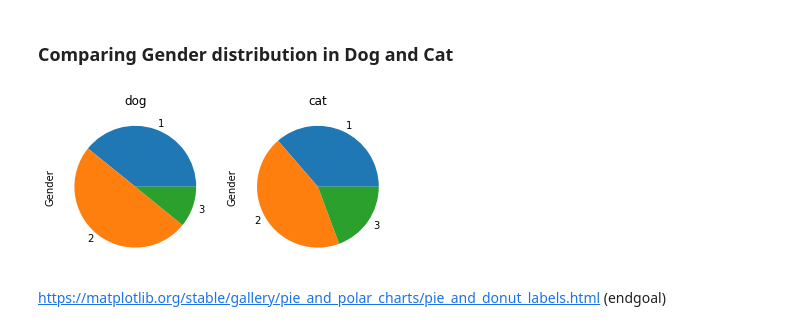
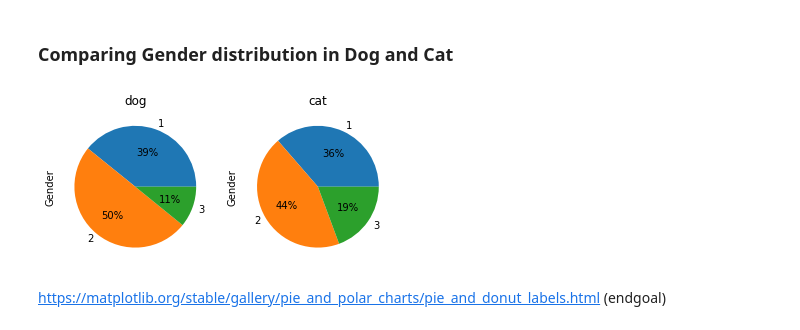
Before and after one commit to naufaldi-fir/adoption-prediction-project, a Jupyter notebook: Exploration on Age, Gender, Maturity Size, Furlength and Quantity.ipynb, the cells around one changed output. Cells and saved outputs as stored; diff of their text form; code cells hidden in the pictures.

Commit message:
work on pie chart distribution gender
add figsize, xlabel and fontsize from the title

```diff
--- a/Exploration on Age, Gender, Maturity Size, Furlength and Quantity.ipynb
+++ b/Exploration on Age, Gender, Maturity Size, Furlength and Quantity.ipynb
@@ -143,20 +147,20 @@ cat = df[df.Type == "Cat"]
 # %%
 #visualizing gender
 plt.subplot(1,2,1)
 dog_pie = dog.groupby("Gender")["Gender"].count()
-dog_pie.plot.pie()
+dog_pie.plot.pie(autopct = lambda p: "{:.0f}%".format(p))
 #plt.pie(dog_pie)
 plt.title("dog")
 
 plt.subplot(1,2,2)
 cat_pie = cat.groupby("Gender")["Gender"].count()
-cat_pie.plot.pie()
+cat_pie.plot.pie(autopct = lambda p: "{:.0f}%".format(p))
 plt.title("cat")
 #plt.pie(cat_pie)
 
 plt.show()
 # %% [output]
-[figure, old version]
+[figure, new version]
 # %% [markdown]
 https://matplotlib.org/stable/gallery/pie_and_polar_charts/pie_and_donut_labels.html
 (endgoal)
```
Also changed, not shown: parts of 7 cells of this notebook.
